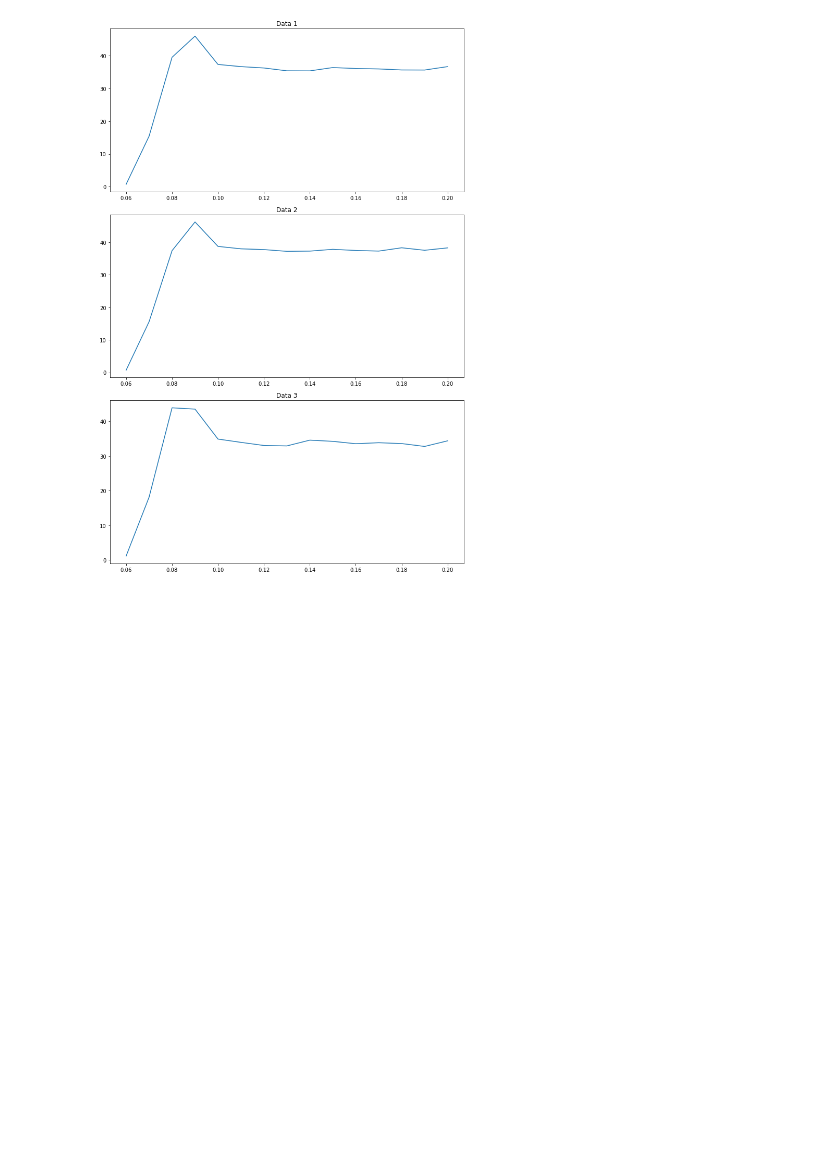
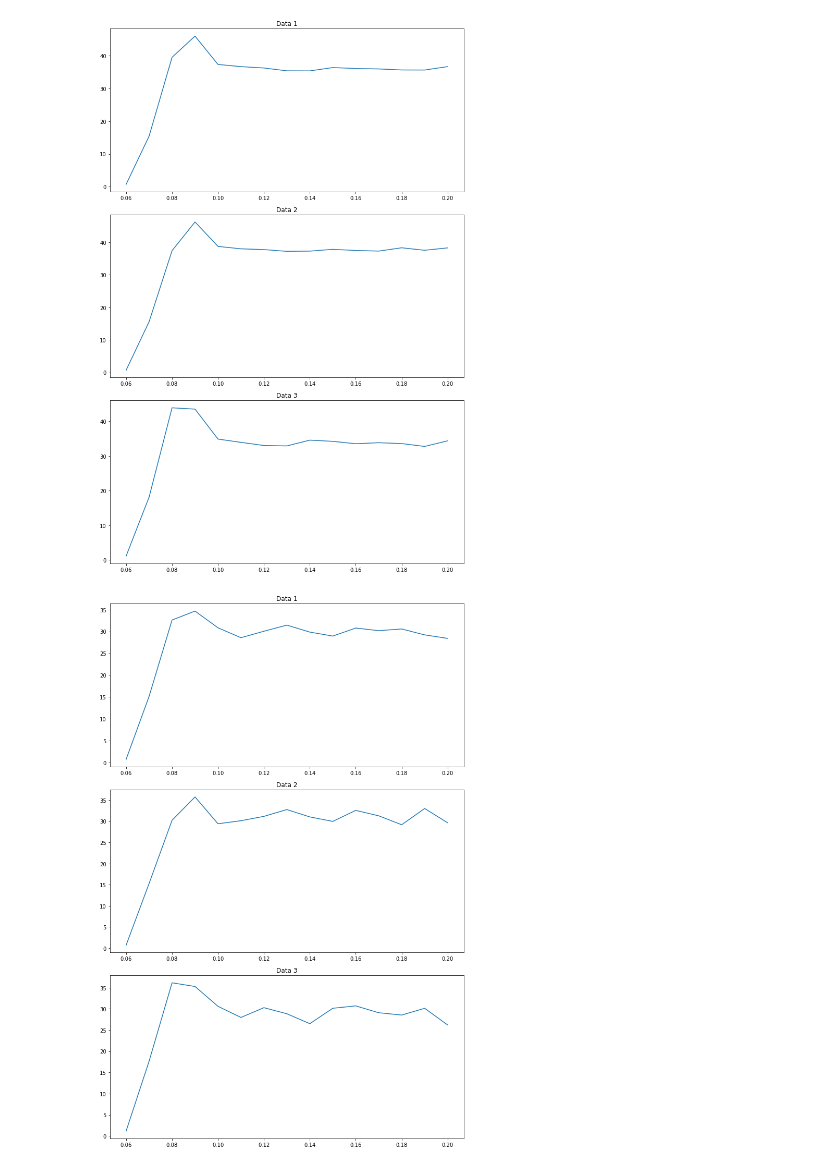
Before and after one commit to nafiul-nipu/Contrails-Python, a Jupyter notebook: contrails preprocessing/IceDataVisualization.ipynb, the cells around one changed output. Saved outputs shown, nothing was run; the diff lists cells and outputs as text; code cells hidden in the pictures; blank space fills up the shorter version.

```diff
--- a/contrails preprocessing/IceDataVisualization.ipynb
+++ b/contrails preprocessing/IceDataVisualization.ipynb
@@ -87,3 +87,15 @@ ax3.set_title('Data 3')
 fig.tight_layout()
 # %% [output]
 [figure]
+# %%
+fig, (ax1, ax2, ax3) = plt.subplots(3, figsize=(10,15))
+ax1.plot(contrails1.newIcePercentage)
+ax1.set_title('Data 1')
+ax2.plot(contrails2.newIcePercentage)
+ax2.set_title('Data 2')
+ax3.plot(contrails3.newIcePercentage)
+ax3.set_title('Data 3')
+
+fig.tight_layout()
+# %% [output]
+[figure, added]
```
Also changed, not shown: parts of 3 cells of this notebook, 4 other files.
